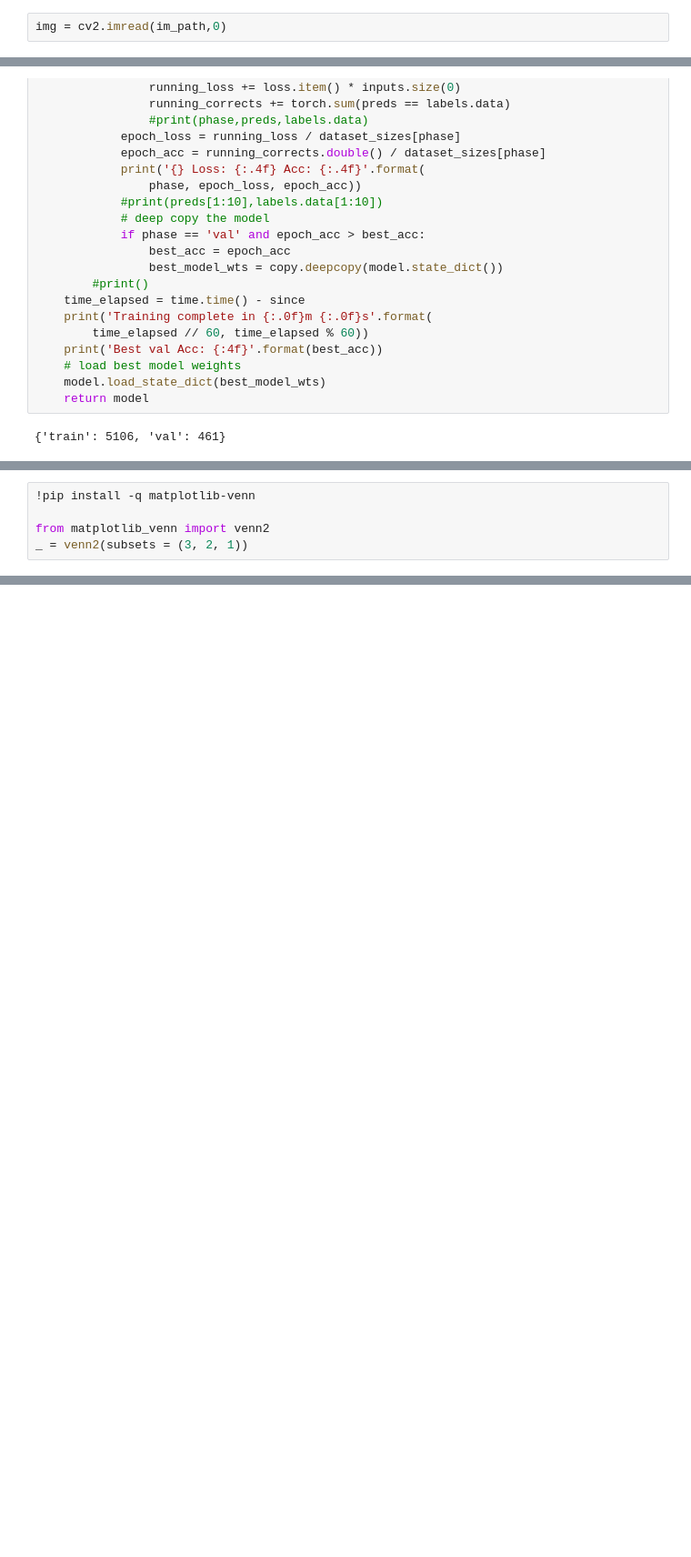
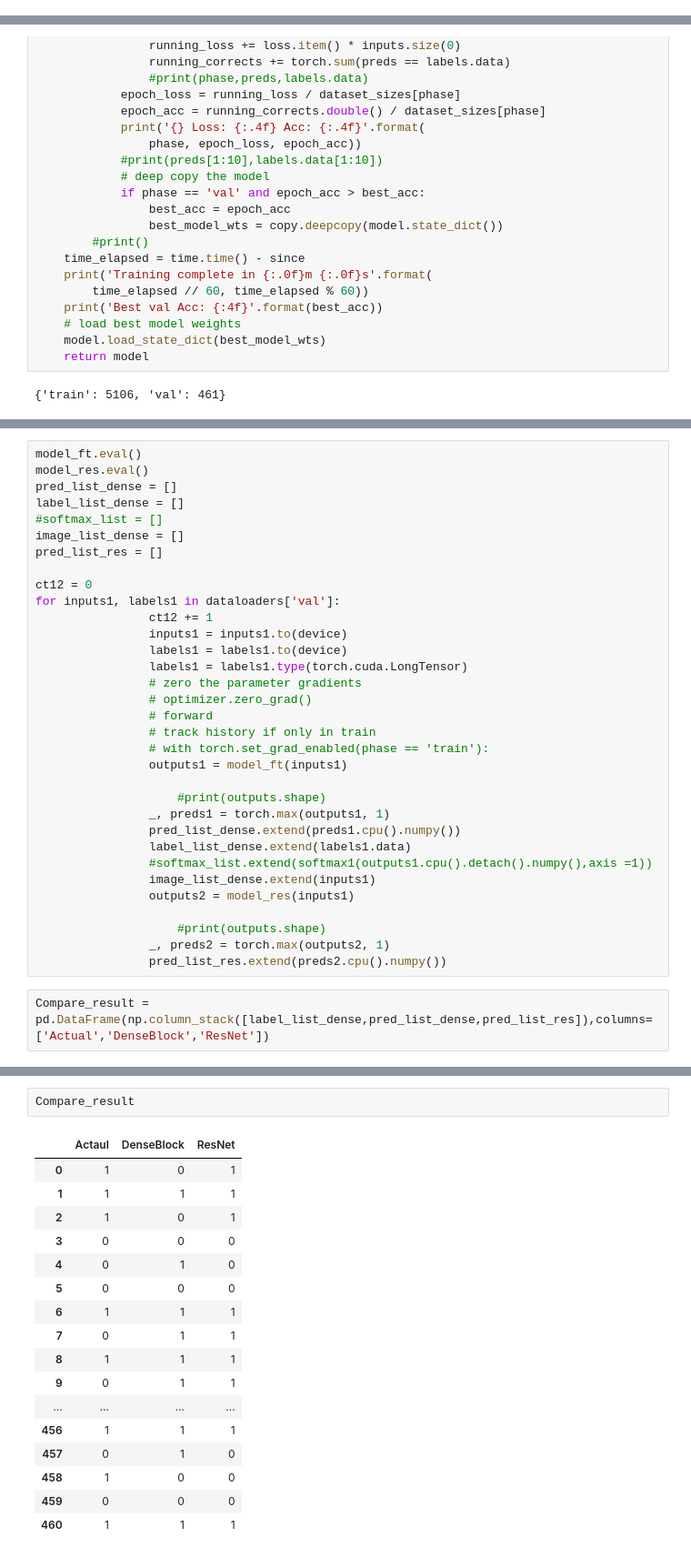
Before and after one commit to stanimman/Simple, a Jupyter notebook: Mura_Clahe.ipynb, the cells around one changed output, grey strips where cells are left out. Shown at 91% size. Cells and saved outputs as stored; diff of their text form; blank space fills up the shorter version.

```diff
--- a/Mura_Clahe.ipynb
+++ b/Mura_Clahe.ipynb
@@ -177,2 +116,0 @@ channel_check(y)
-# %%
-img = cv2.imread(im_path,0)
@@ -625,5 +616,0 @@ Want to use a new library?  `pip install` it at the top of the notebook. Then th
-# %%
-!pip install -q matplotlib-venn
-
-from matplotlib_venn import venn2
-_ = venn2(subsets = (3, 2, 1))
@@ -646,0 +617,35 @@ Colab  supports connecting to a Jupyter runtime on your local machine. For more
+# %%
+model_ft.eval()
+model_res.eval()
+pred_list_dense = []
+label_list_dense = []
+#softmax_list = []
+image_list_dense = []
+pred_list_res = []
+
+ct12 = 0
+for inputs1, labels1 in dataloaders['val']:
+                ct12 += 1
+                inputs1 = inputs1.to(device)
+                labels1 = labels1.to(device)
+                labels1 = labels1.type(torch.cuda.LongTensor)
+                # zero the parameter gradients
+                # optimizer.zero_grad()
+                # forward
+                # track history if only in train
+                # with torch.set_grad_enabled(phase == 'train'):
+                outputs1 = model_ft(inputs1)
+
+                    #print(outputs.shape)
+                _, preds1 = torch.max(outputs1, 1)
+                pred_list_dense.extend(preds1.cpu().numpy())
+                label_list_dense.extend(labels1.data)
+                #softmax_list.extend(softmax1(outputs1.cpu().detach().numpy(),axis =1))
+                image_list_dense.extend(inputs1)
+                outputs2 = model_res(inputs1)
+
+                    #print(outputs.shape)
+                _, preds2 = torch.max(outputs2, 1)
+                pred_list_res.extend(preds2.cpu().numpy())
+# %%
+Compare_result = pd.DataFrame(np.column_stack([label_list_dense,pred_list_dense,pred_list_res]),columns=['Actual','DenseBlock','ResNet'])
@@ -646,0 +661,20 @@ Colab  supports connecting to a Jupyter runtime on your local machine. For more
+# %%
+Compare_result
+# %% [output]
+|  | Actaul | DenseBlock | ResNet |
+| 0 | 1 | 0 | 1 |
+| 1 | 1 | 1 | 1 |
+| 2 | 1 | 0 | 1 |
+| 3 | 0 | 0 | 0 |
+| 4 | 0 | 1 | 0 |
+| 5 | 0 | 0 | 0 |
+| 6 | 1 | 1 | 1 |
+| 7 | 0 | 1 | 1 |
+| 8 | 1 | 1 | 1 |
+| 9 | 0 | 1 | 1 |
+| ... | ... | ... | ... |
+| 456 | 1 | 1 | 1 |
+| 457 | 0 | 1 | 0 |
+| 458 | 1 | 0 | 0 |
+| 459 | 0 | 0 | 0 |
+| 460 | 1 | 1 | 1 |
```
Also changed, not shown: parts of 79 cells of this notebook.
